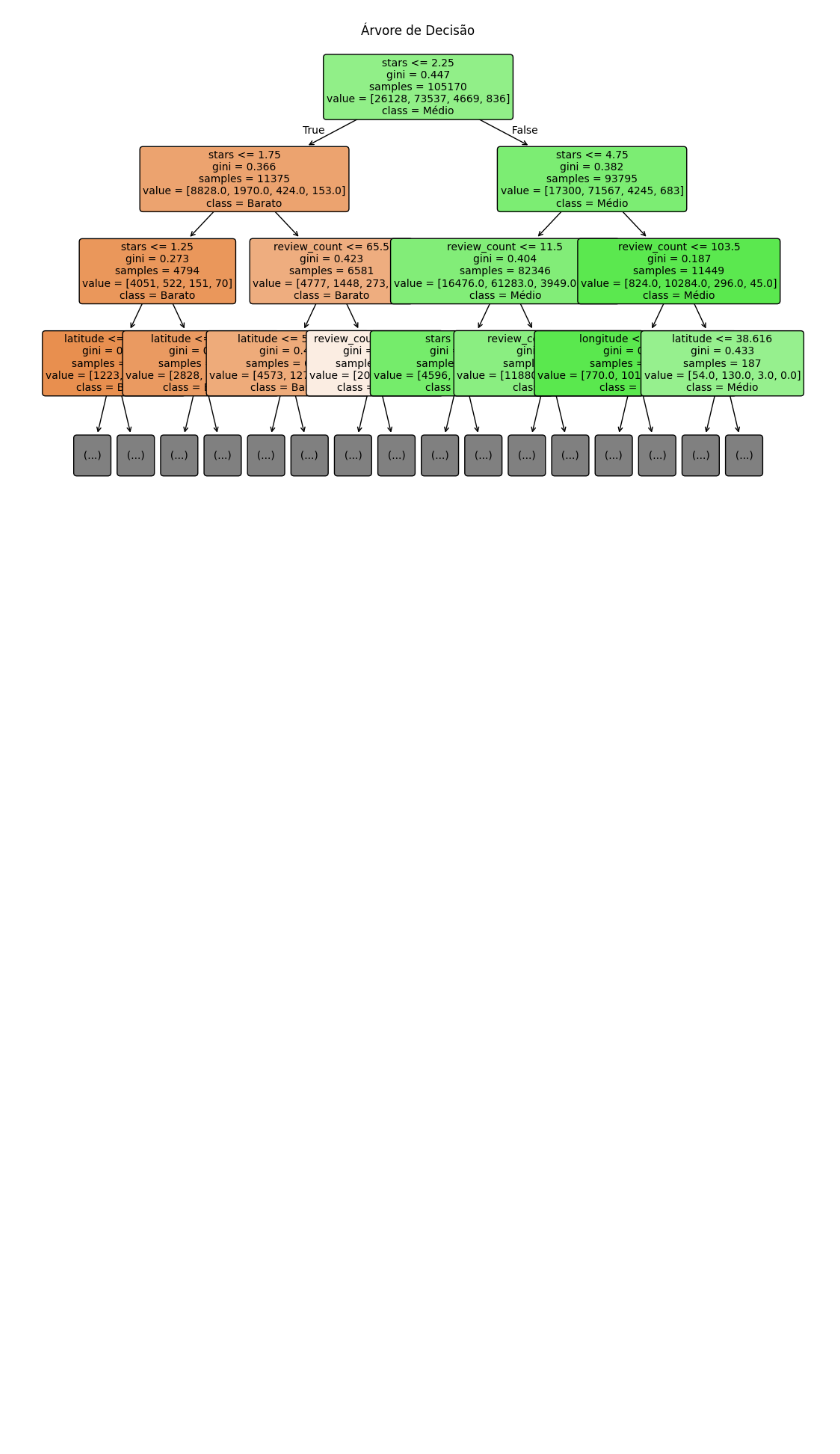
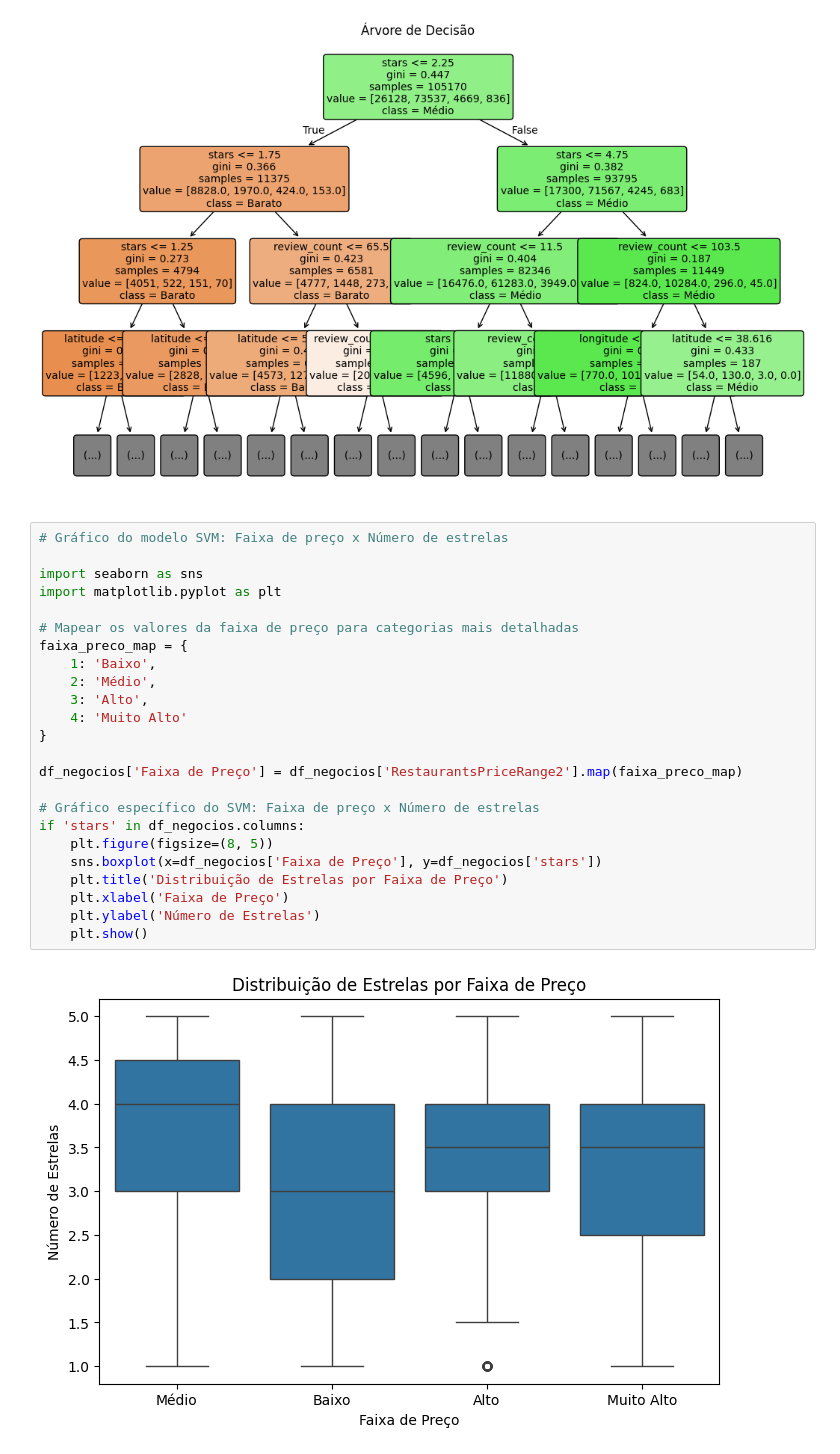
Before and after one commit to ste-coding/pisi3-grupo05, a Jupyter notebook: random-forest.ipynb, the cells around one changed output. Drawn from its saved outputs; the diff is of its cells as text; blank space fills up the shorter version.

```diff
--- a/random-forest.ipynb
+++ b/random-forest.ipynb
@@ -233,3 +233,29 @@ Acurácia:
 0.761808621569454
 [figure]
 [figure]
+# %%
+# Gráfico do modelo SVM: Faixa de preço x Número de estrelas
+
+import seaborn as sns
+import matplotlib.pyplot as plt
+
+# Mapear os valores da faixa de preço para categorias mais detalhadas
+faixa_preco_map = {
+    1: 'Baixo',
+    2: 'Médio',
+    3: 'Alto',
+    4: 'Muito Alto'
+}
+
+df_negocios['Faixa de Preço'] = df_negocios['RestaurantsPriceRange2'].map(faixa_preco_map)
+
+# Gráfico específico do SVM: Faixa de preço x Número de estrelas
+if 'stars' in df_negocios.columns:
+    plt.figure(figsize=(8, 5))
+    sns.boxplot(x=df_negocios['Faixa de Preço'], y=df_negocios['stars'])
+    plt.title('Distribuição de Estrelas por Faixa de Preço')
+    plt.xlabel('Faixa de Preço')
+    plt.ylabel('Número de Estrelas')
+    plt.show()
+# %% [output]
+[figure, added]
```
Also changed, not shown: parts of 2 cells of this notebook.
